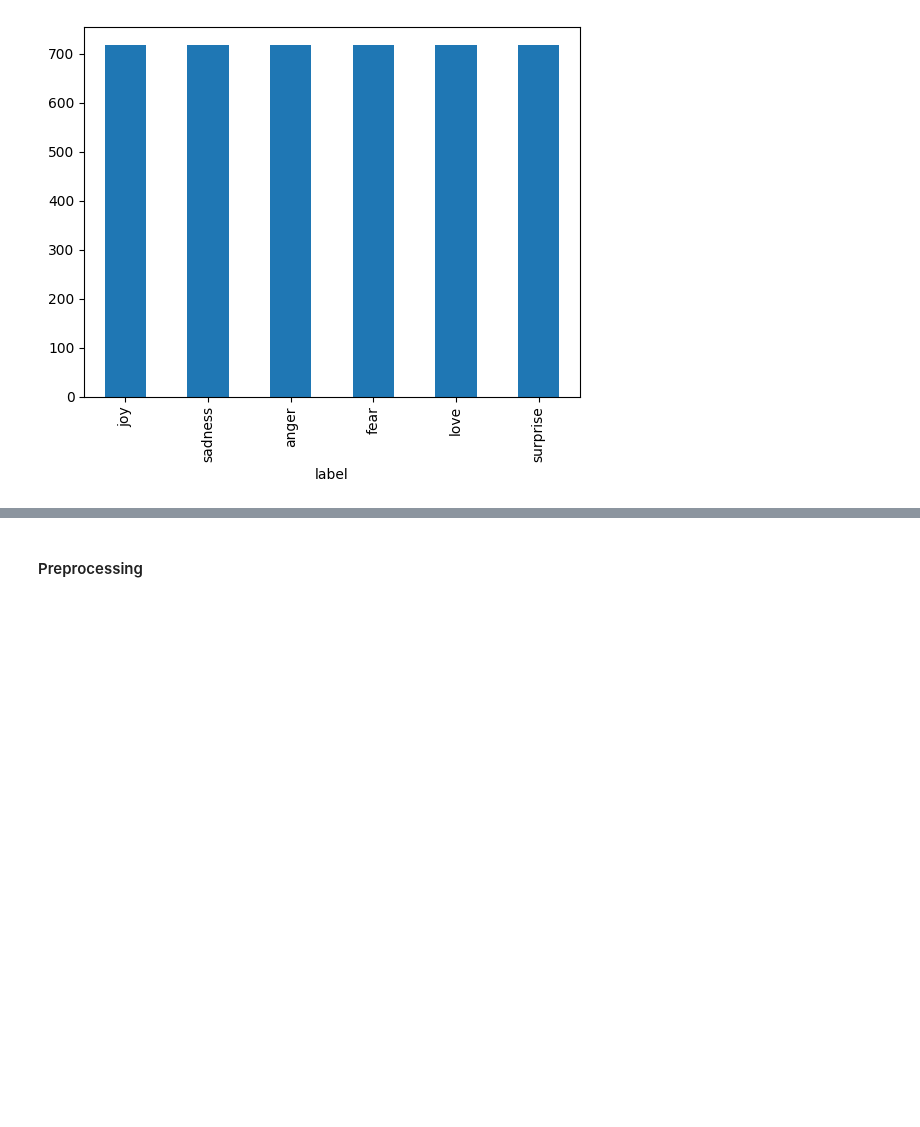
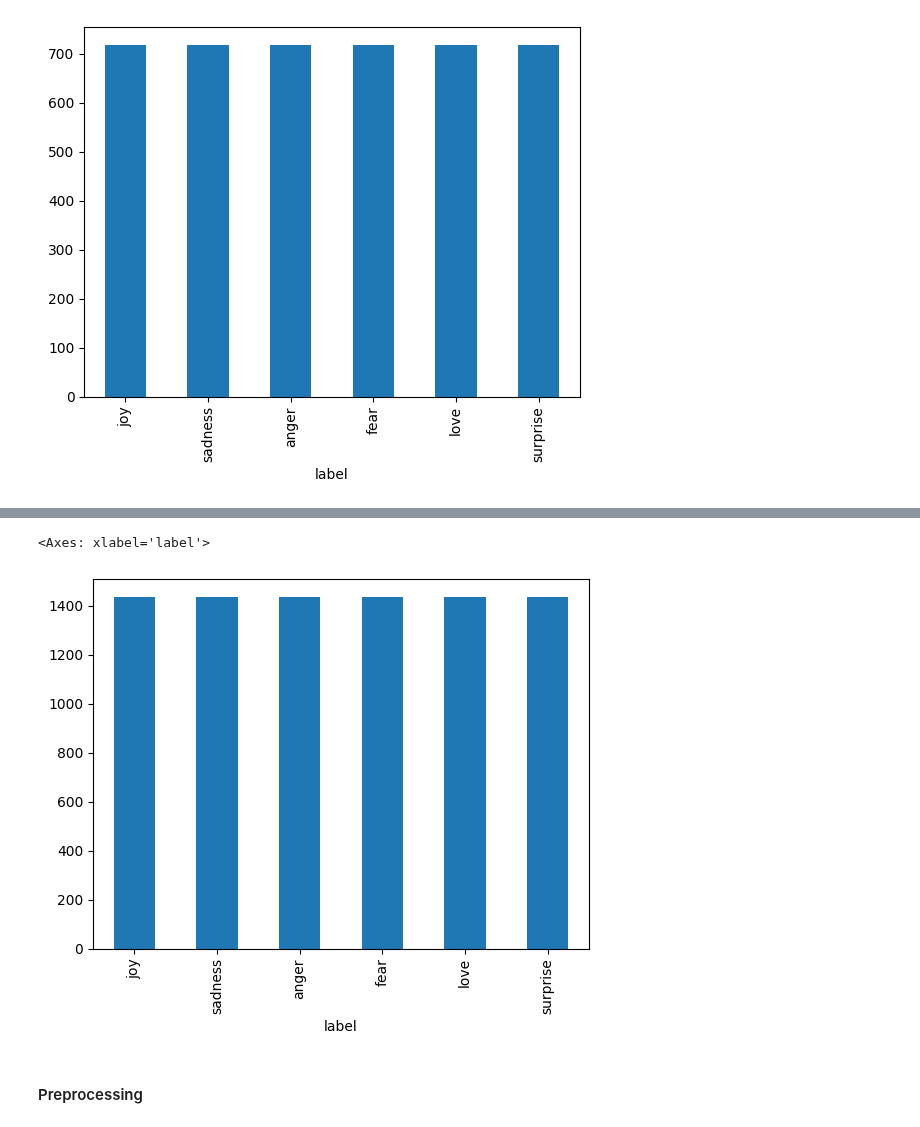
Before and after one commit to SCGlass/deep_learning, a Jupyter notebook: Lab_RNN/RNN_lab.ipynb, the cells around one changed output, grey strips where cells are left out. Cells and saved outputs as stored; diff of their text form; code cells hidden in the pictures; blank space fills up the shorter version.

```diff
--- a/Lab_RNN/RNN_lab.ipynb
+++ b/Lab_RNN/RNN_lab.ipynb
@@ -169,0 +175,3 @@ data
+# %%
+augmented_df= pd.read_csv("../Lab_RNN/Data/augmented.csv")
+augmented_df
@@ -170,2 +228,7 @@ data
+# %%
+data.label.value_counts().plot.bar()
+# %% [output]
+<Axes: xlabel='label'>
+[figure, added]
 # %% [markdown]
 #### Preprocessing
```
Also changed, not shown: parts of 25 cells of this notebook.
